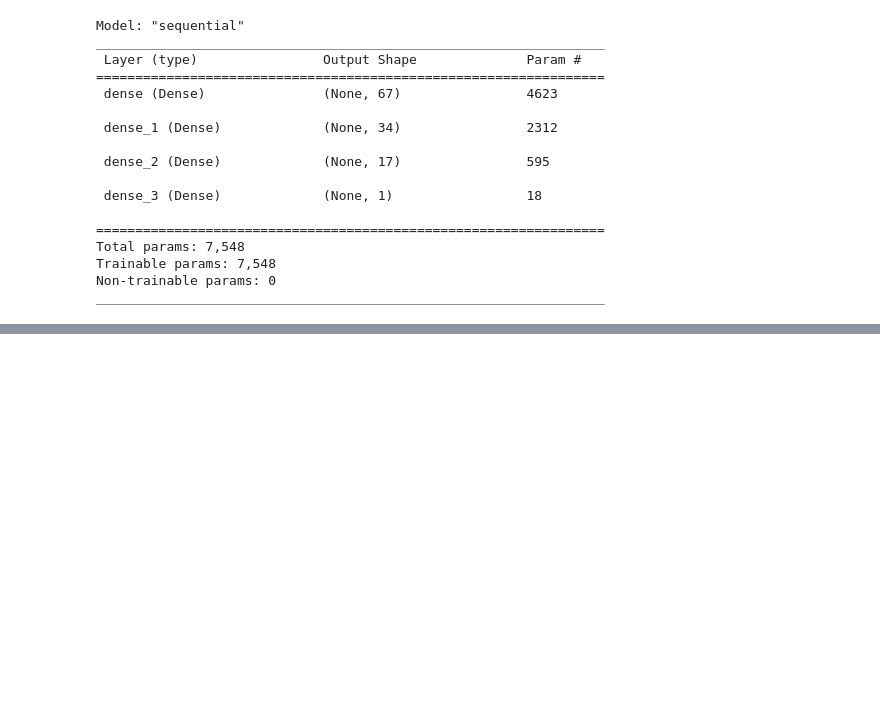
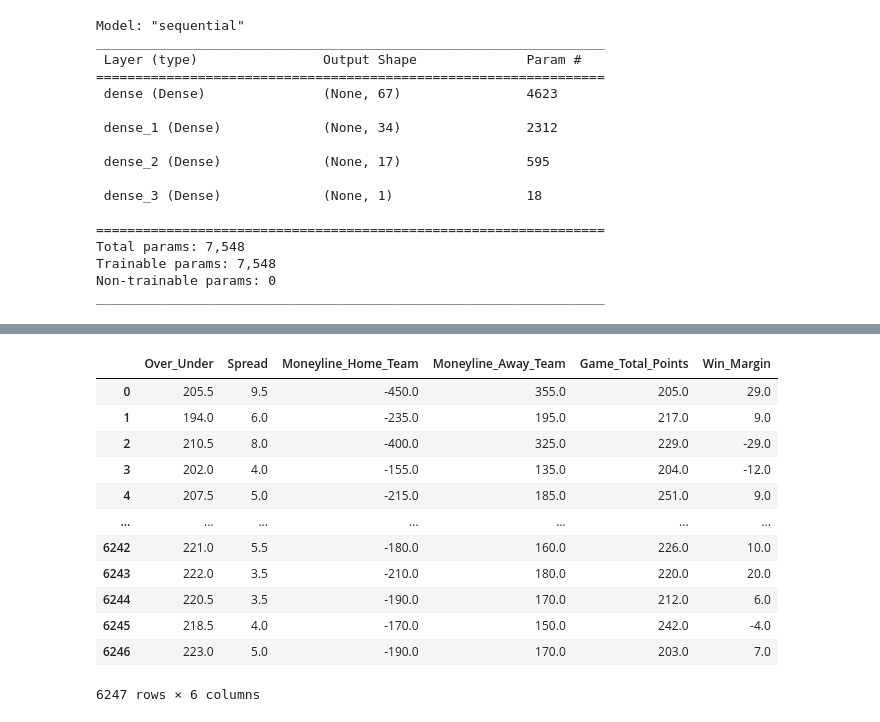
Before and after one commit to kheller18/nba-sports-betting-ml, a Jupyter notebook: main.ipynb, the cells around one changed output, grey strips where cells are left out. Cells and saved outputs as stored; diff of their text form; code cells hidden in the pictures; blank space fills up the shorter version.

```diff
--- a/main.ipynb
+++ b/main.ipynb
@@ -507,0 +419,8 @@ weighted avg       1.00      1.00      1.00      3146
+# %%
+# Create a list of the categorical variables
+categorical_variables_2 = list(
+    five_seasons_nn.dtypes[five_seasons_nn.dtypes == 'object'].index
+)
+
+# Display the list
+categorical_variables_2
@@ -507,0 +464,20 @@ weighted avg       1.00      1.00      1.00      3146
+# %%
+# Create a new variable for the exisiting numerical data and reset the index
+numerical_variables_2 = five_seasons_nn.drop(
+    columns = categorical_variables_2
+)
+numerical_variables_2
+# %% [output]
+|  | Over_Under | Spread | Moneyline_Home_Team | Moneyline_Away_Team | Game_Total_Points | Win_Margin |
+| 0 | 205.5 | 9.5 | -450.0 | 355.0 | 205.0 | 29.0 |
+| 1 | 194.0 | 6.0 | -235.0 | 195.0 | 217.0 | 9.0 |
+| 2 | 210.5 | 8.0 | -400.0 | 325.0 | 229.0 | -29.0 |
+| 3 | 202.0 | 4.0 | -155.0 | 135.0 | 204.0 | -12.0 |
+| 4 | 207.5 | 5.0 | -215.0 | 185.0 | 251.0 | 9.0 |
+| ... | ... | ... | ... | ... | ... | ... |
+| 6242 | 221.0 | 5.5 | -180.0 | 160.0 | 226.0 | 10.0 |
+| 6243 | 222.0 | 3.5 | -210.0 | 180.0 | 220.0 | 20.0 |
+| 6244 | 220.5 | 3.5 | -190.0 | 170.0 | 212.0 | 6.0 |
+| 6245 | 218.5 | 4.0 | -170.0 | 150.0 | 242.0 | -4.0 |
+| 6246 | 223.0 | 5.0 | -190.0 | 170.0 | 203.0 | 7.0 |
+6247 rows × 6 columns
```
Also changed, not shown: parts of 44 cells of this notebook.
